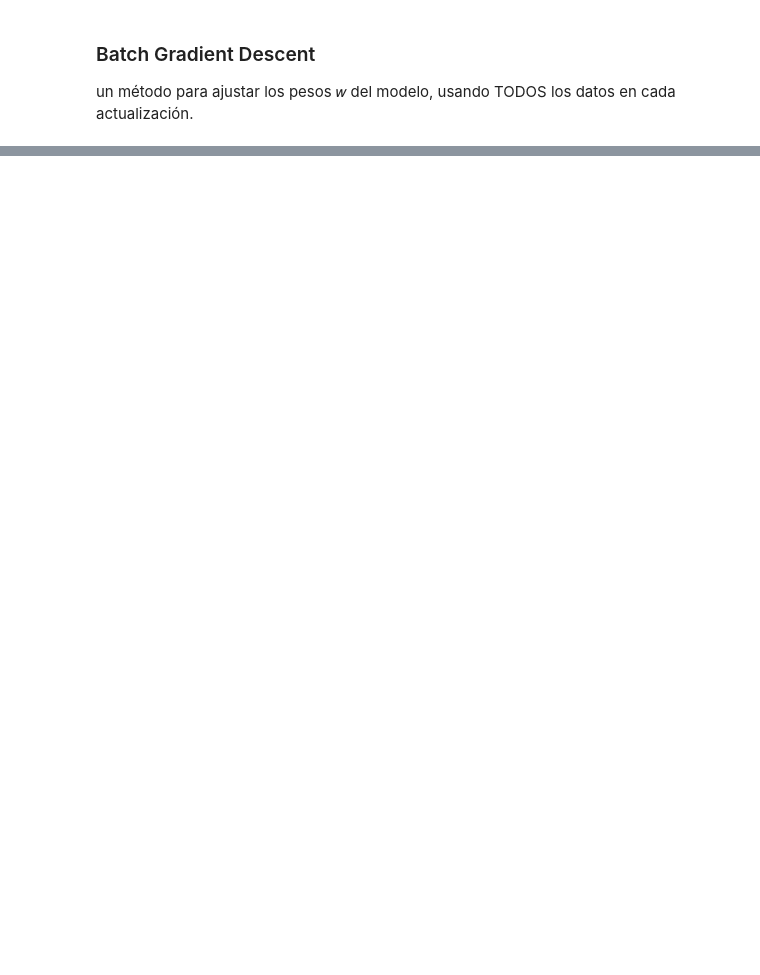
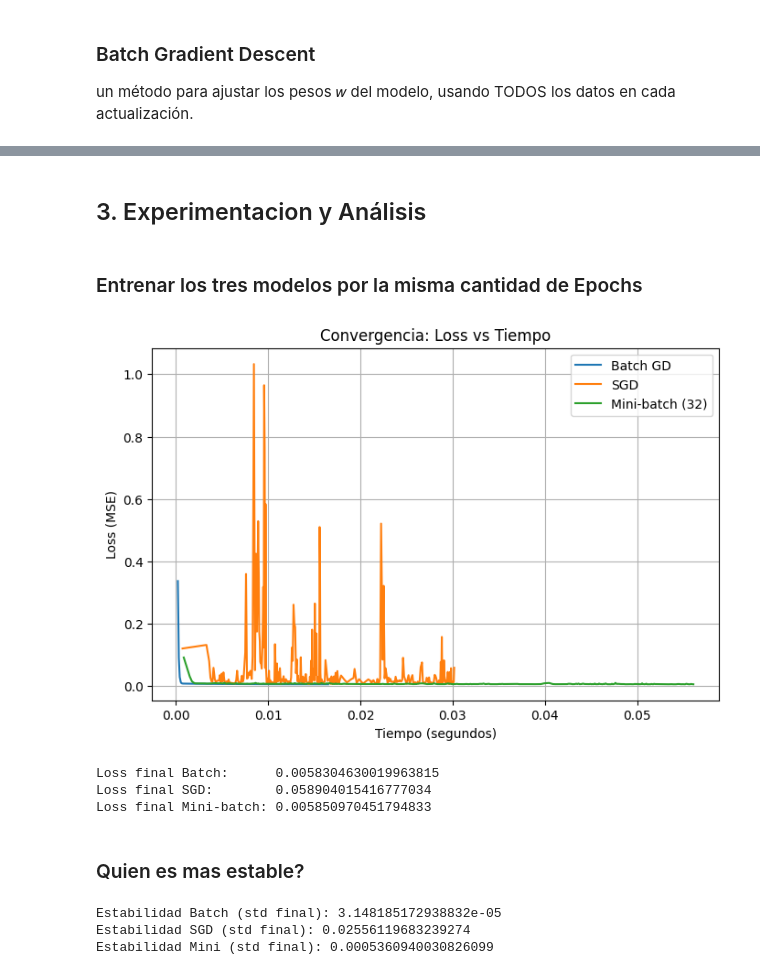
Before and after one commit to Vann06/Inteligencia_Artificial, a Jupyter notebook: Task2.1.ipynb, the cells around one changed output, grey strips where cells are left out. Drawn from its saved outputs; the diff is of its cells as text; code cells hidden in the pictures; blank space fills up the shorter version.

```diff
--- a/Task2.1.ipynb
+++ b/Task2.1.ipynb
@@ -191,0 +253,41 @@ w final SGD: [ 0.05603895  0.55033482  0.0182339  -0.05619877]
+# %% [markdown]
+## 3. Experimentacion y Análisis
+# %% [markdown]
+### Entrenar los tres modelos por la misma cantidad de Epochs
+# %%
+plt.figure(figsize=(8,5))
+plt.plot(t_batch, loss_batch, label="Batch GD")
+plt.plot(t_sgd, loss_sgd, label="SGD")
+plt.plot(t_mini, loss_mini, label="Mini-batch (32)")
+
+plt.xlabel("Tiempo (segundos)")
+plt.ylabel("Loss (MSE)")
+plt.title("Convergencia: Loss vs Tiempo")
+plt.legend()
+plt.grid(True)
+plt.show()
+
+# Imprime el loss final de cada método para comparar
+print("Loss final Batch:     ", loss_batch[-1])
+print("Loss final SGD:       ", loss_sgd[-1])
+print("Loss final Mini-batch:", loss_mini[-1])
+# %% [output]
+[figure, added]
+Loss final Batch:      0.0058304630019963815
+Loss final SGD:        0.058904015416777034
+Loss final Mini-batch: 0.005850970451794833
+# %% [markdown]
+### Quien es mas estable?
+# %%
+def stability_last_fraction(losses, frac=0.2):
+    k = max(1, int(len(losses) * frac))
+    tail = losses[-k:]
+    return np.std(tail)
+
+print("Estabilidad Batch (std final):", stability_last_fraction(loss_batch, 0.2))
+print("Estabilidad SGD (std final):", stability_last_fraction(loss_sgd, 0.2))
+print("Estabilidad Mini (std final):", stability_last_fraction(loss_mini, 0.2))
+# %% [output]
+Estabilidad Batch (std final): 3.148185172938832e-05
+Estabilidad SGD (std final): 0.02556119683239274
+Estabilidad Mini (std final): 0.0005360940030826099
```
Also changed, not shown: parts of 9 cells of this notebook.
